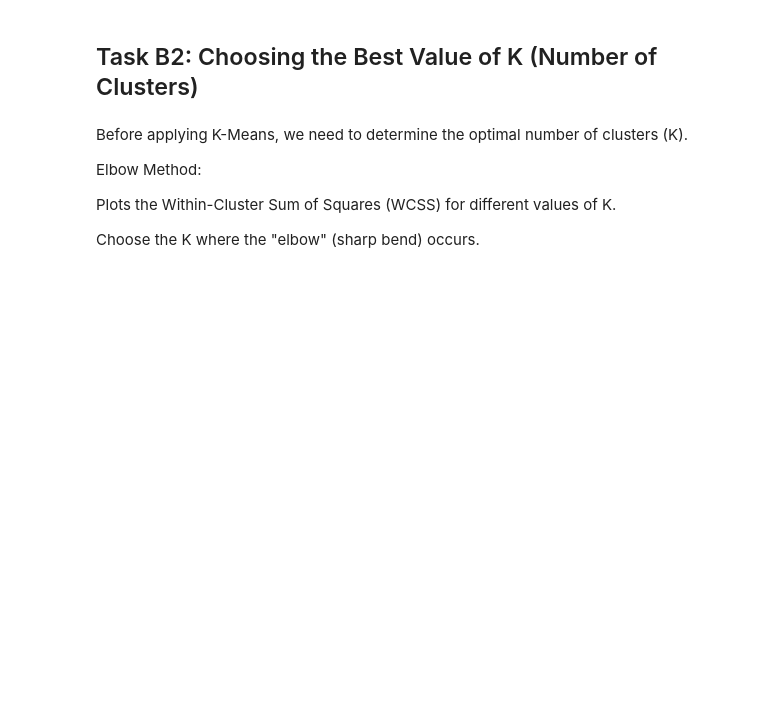
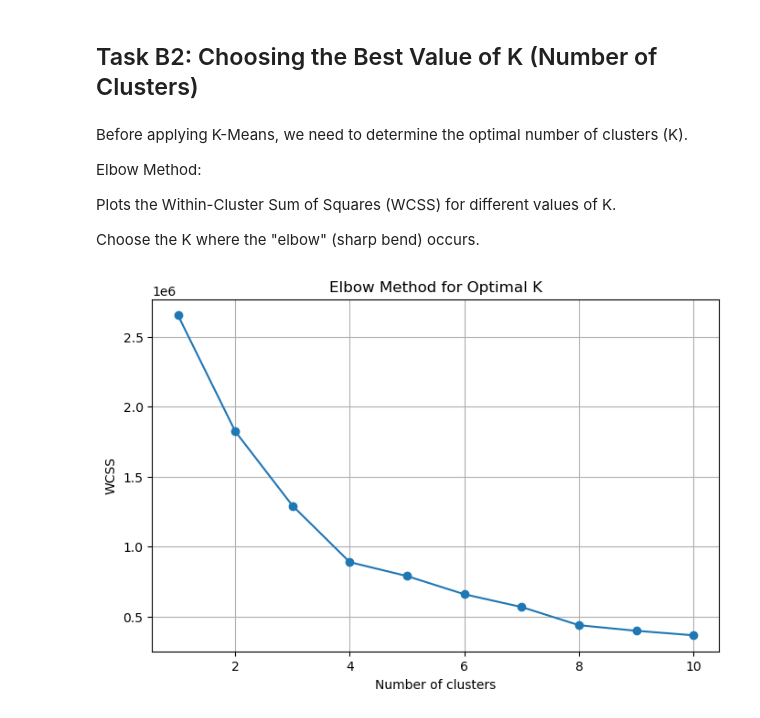
Before and after one commit to Phoenix1454/Data_warehousing_coursework_2, a Jupyter notebook: Data_preprocessing.ipynb, the cells around one changed output. Cells and saved outputs as stored; diff of their text form; code cells hidden in the pictures; blank space fills up the shorter version.

Commit message:
found the optimal value of k

```diff
--- a/Data_preprocessing.ipynb
+++ b/Data_preprocessing.ipynb
@@ -277,29 +285,33 @@ Plots the Within-Cluster Sum of Squares (WCSS) for different values of K.
 
 Choose the K where the "elbow" (sharp bend) occurs.
 # %%
-import numpy as np
-import matplotlib.pyplot as plt
 from sklearn.cluster import KMeans
 from sklearn.preprocessing import StandardScaler
+import matplotlib.pyplot as plt
 
-# Normalize the RFM data (important for K-Means)
+# Only select RFM features, not the index
+rfm_features = rfm_df[['Recency', 'Frequency', 'Monetary']]
+
+# Standardize the data
 scaler = StandardScaler()
-rfm_scaled = scaler.fit_transform(rfm_df[['Recency_log', 'Frequency_log', 'Monetary_log']])
+rfm_scaled = scaler.fit_transform(rfm_features)
 
-# Try different values of K
-wcss = []  # Store Within-Cluster Sum of Squares
-K_range = range(2, 11)  # Testing K values from 2 to 10
-
-for k in K_range:
+# Elbow method
+wcss = []
+for k in range(1, 11):
     kmeans = KMeans(n_clusters=k, random_state=42)
     kmeans.fit(rfm_scaled)
-    wcss.append(kmeans.inertia_)  # WCSS score for each K
+    wcss.append(kmeans.inertia_)
 
-# Plot the Elbow Method graph
-plt.plot(K_range, wcss, marker='o')
-plt.xlabel('Number of Clusters (K)')
+# Plot the elbow curve
+plt.figure(figsize=(8, 5))
+plt.plot(range(1, 11), wcss, marker='o')
+plt.title('Elbow Method for Optimal K')
+plt.xlabel('Number of clusters')
 plt.ylabel('WCSS')
-plt.title('Elbow Method for Optimal K')
+plt.grid(True)
 plt.show()
+# %% [output]
+[figure, added]
 # %%
 print(rfm_df.head())
```
Also changed, not shown: parts of 5 cells of this notebook, 1 other file.
